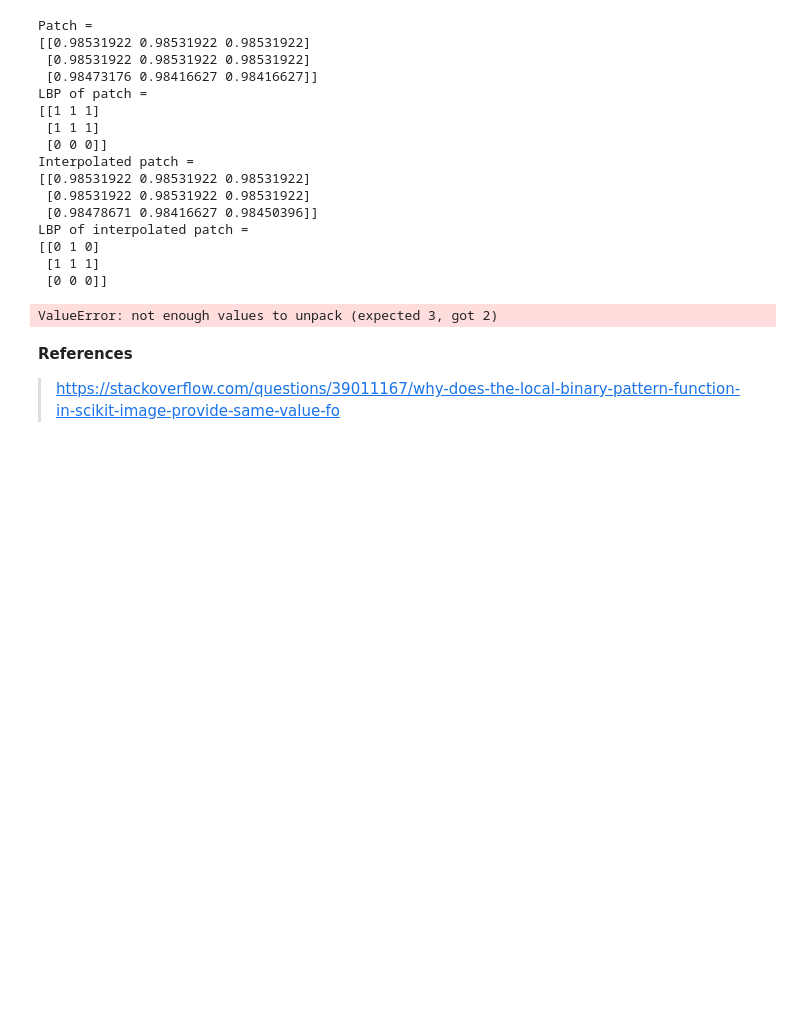
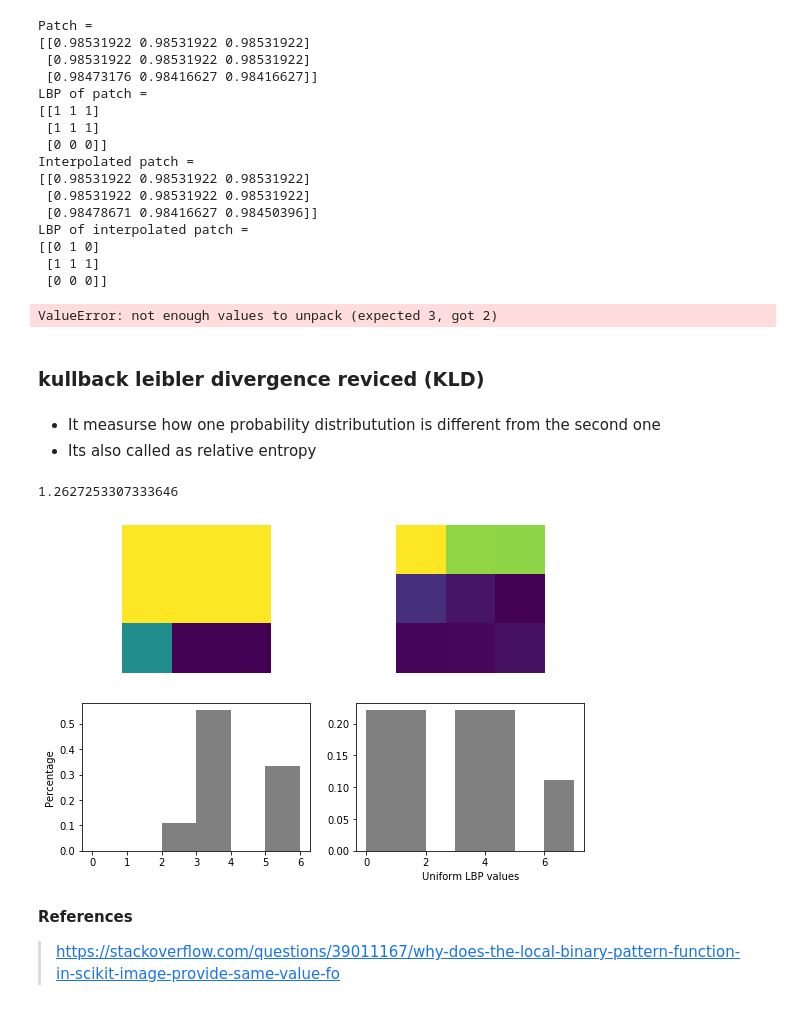
Before and after one commit to dishan3x/Lbp_Object_identification, a Jupyter notebook: features_discussion.ipynb, the cells around one changed output. Saved outputs shown, nothing was run; the diff lists cells and outputs as text; code cells hidden in the pictures; blank space fills up the shorter version.

```diff
--- a/features_discussion.ipynb
+++ b/features_discussion.ipynb
@@ -197,6 +199,70 @@ LBP of interpolated patch =
  [1 1 1]
  [0 0 0]]
 ValueError: not enough values to unpack (expected 3, got 2)
+# %% [markdown]
+<h3>kullback leibler divergence reviced (KLD)</h3>
+# %% [markdown]
+- It measurse how one probability distributution is different from the
+second one
+- Its also called as  relative entropy
+# %%
+# settings for LBP
+radius   = 1
+n_points = 8 * radius
+METHOD   = 'UNIFORM'
+
+def kullback_leibler_divergence(p, q):
+    p = np.asarray(p)
+    q = np.asarray(q)
+    filt = np.logical_and(p != 0, q != 0)
+    return np.sum(p[filt] * np.log2(p[filt] / q[filt]))
+
+
+crop_1     = original_image[0:3,0:3]
+crop_1_ldp = local_binary_pattern(crop_1, n_points, radius, METHOD)
+
+crop_2     = original_image[4:7,4:7]
+crop_2_ldp = local_binary_pattern(crop_2, n_points, radius, METHOD)
+
+
+best_score = 10
+
+n_bins      = int(crop_1_ldp.max() + 1)
+
+hist, _     = np.histogram(crop_1_ldp, density=True, bins=n_bins, range=(0, n_bins))
+ref_hist, _ = np.histogram(crop_2_ldp, density=True, bins=n_bins,range=(0, n_bins))
+score       = kullback_leibler_divergence(hist, ref_hist)
+
+
+score
+# %% [output]
+1.2627253307333646
+# %%
+# hist function
+def hist(ax, lbp):
+    n_bins = int(lbp.max() + 1)
+    return ax.hist(lbp.ravel(), density=True, bins=n_bins, range=(0, n_bins),
+                   facecolor='0.5')
+
+# plot histograms of LBP of textures
+fig, ((ax1, ax2), (ax3, ax4)) = plt.subplots(nrows=2, ncols=2,
+                                                       figsize=(9, 6))
+
+
+ax1.imshow(crop_1)
+ax1.axis('off')
+hist(ax3, crop_1_ldp)
+ax3.set_ylabel('Percentage')
+
+ax2.imshow(crop_2)
+ax2.axis('off')
+hist(ax4, crop_2_ldp)
+ax4.set_xlabel('Uniform LBP values')
+
+
+plt.show()
+# %% [output]
+[figure, added]
 # %% [markdown]
 **References**
 
```
Also changed, not shown: parts of 11 cells of this notebook.
